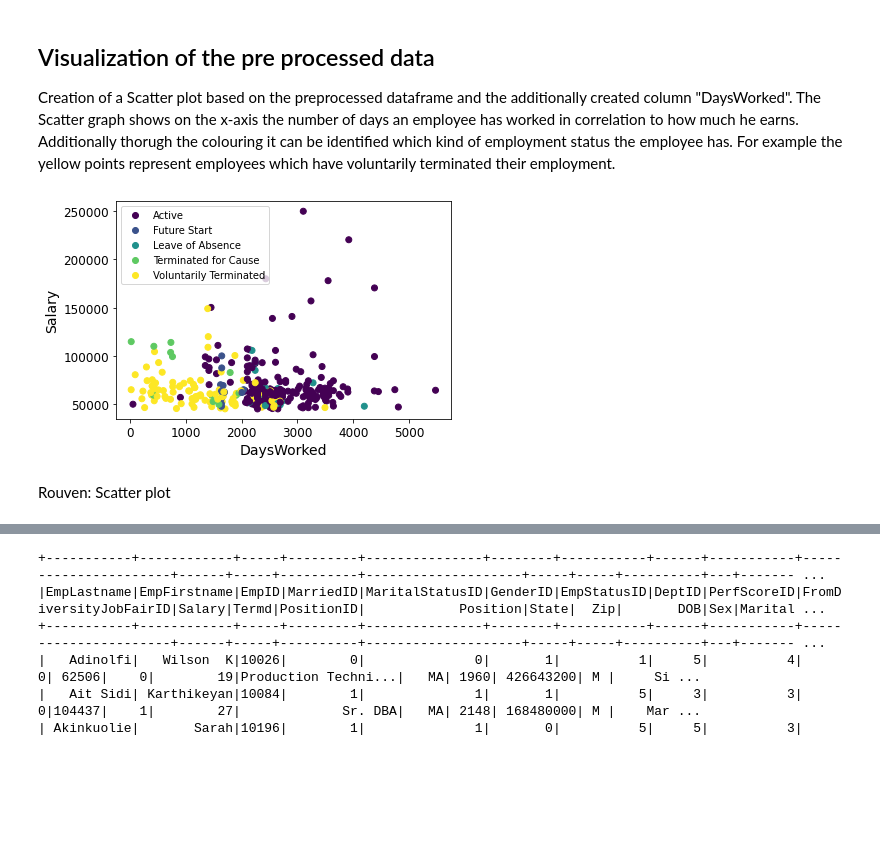
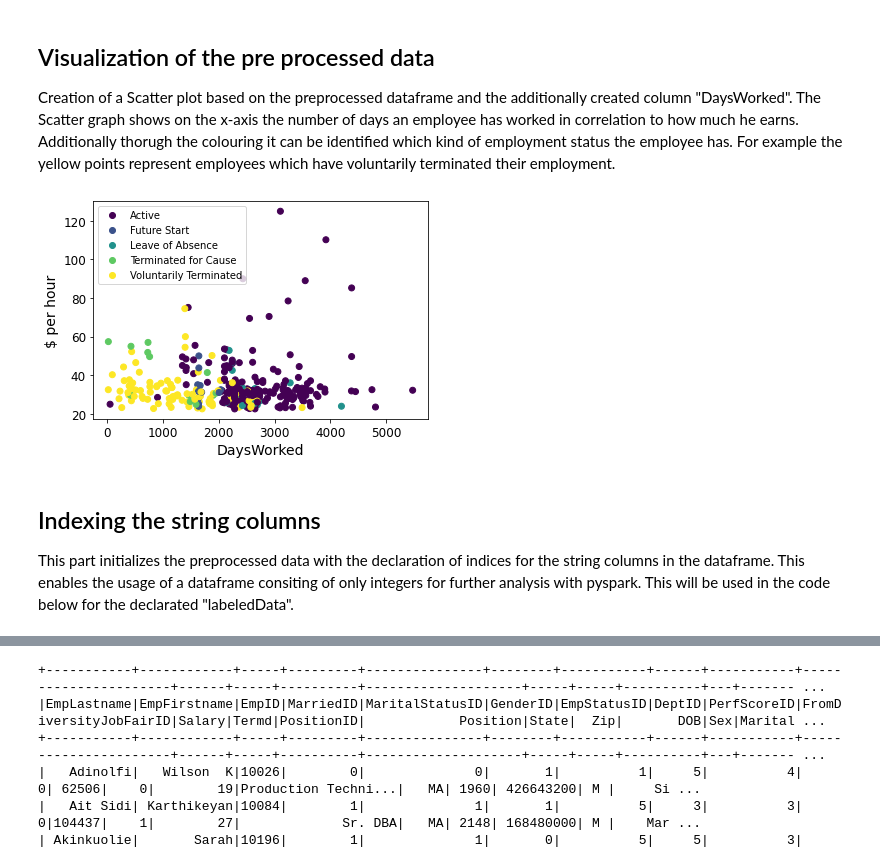
Before and after one commit to dkirste/datascience2020, a Jupyter notebook: datascience-sturm/human_resources.ipynb, the cells around one changed output, grey strips where cells are left out. Saved outputs shown, nothing was run; the diff lists cells and outputs as text; code cells hidden in the pictures; blank space fills up the shorter version.

```diff
--- a/datascience-sturm/human_resources.ipynb
+++ b/datascience-sturm/human_resources.ipynb
@@ -114,15 +116,21 @@ Filling empty fields with default values. Additionally date columns will be conv
 # %%
 # Fill null values
 df = df.na.fill( {'TermReason': 'Unknown', 'ManagerID': 0, 'DaysLateLast30': 0, 'DateofTermination': '1/01/2021', 'LastPerformanceReview_Date': '1/01/2021'} )
+
 # Converte date-strings to dates
 df = df.withColumn('DateofHire', unix_timestamp(col('DateofHire'), 'M/dd/yyyy'))
 df = df.withColumn('DOB', unix_timestamp(col('DOB'), 'MM/dd/yy'))
 df = df.withColumn('DateofTermination', unix_timestamp(col('DateofTermination'), 'M/dd/yyyy'))
 df = df.withColumn('LastPerformanceReview_Date', unix_timestamp(col('LastPerformanceReview_Date'), 'M/dd/yyyy'))
+
 # Add new column for days worked in company
 df = df.withColumn("DaysWorked", ((col("DateofTermination") - col("DateofHire"))/86400))
 
-# Manmeet cleaning sex and payrate
+# Bucketizing Salary PayRate to hourly
+df = df.withColumn('PayRate', (col('Salary')/2000))
+bucketizer = Bucketizer(splits=[ 10, 15, 20, 25, 30, 40, 45, 50, 60, 70, 80, 90, float('Inf') ],inputCol="PayRate", outputCol="PayRateBucket")
+df = bucketizer.setHandleInvalid("keep").transform(df)
 
-# Print new Schema
-print(df.printSchema())
+# Bucketizing Salary
+bucketizer = Bucketizer(splits=[ 10000, 15000, 20000, 25000, 30000, 35000, 40000, 45000, 50000, 60000, 70000, 80000, 90000, 100000, 120000, 140000, 160000, 180000, 200000, 250000, 300000, float('Inf') ],inputCol="Salary", outputCol="SalaryBucket")
+df = bucketizer.setHandleInvalid("keep").transform(df)
@@ -149,13 +139,14 @@ None
 Creation of a Scatter plot based on the preprocessed dataframe and the additionally created column "DaysWorked". The Scatter graph shows on the x-axis the number of days an employee has worked in correlation to how much he earns. Additionally thorugh the colouring it can be identified which kind of employment status the employee has. For example the yellow points represent employees which have voluntarily terminated their employment.
 # %%
 dfPandas = df.toPandas()
-scatter = plt.scatter(dfPandas["DaysWorked"], dfPandas["Salary"],c=dfPandas['EmpStatusID'])
+scatter = plt.scatter(dfPandas["DaysWorked"], dfPandas["PayRate"],c=dfPandas['EmpStatusID'])
 plt.xlabel("DaysWorked")
-plt.ylabel("Salary")
+plt.ylabel("$ per hour")
 plt.legend(handles=scatter.legend_elements()[0],labels=['Active','Future Start','Leave of Absence','Terminated for Cause','Voluntarily Terminated'])
 plt.show()
 # %% [output]
-[figure, old version]
+[figure, new version]
-# %% [markdown]
-Rouven: Scatter plot
+# %% [markdown]
+## Indexing the string columns ##
+This part initializes the preprocessed data with the declaration of indices for the string columns in the dataframe. This enables the usage of a dataframe consiting of only integers for further analysis with pyspark. This will be used in the code below for the declarated "labeledData".
 # %%
```
Also changed, not shown: parts of 8 cells of this notebook, 1 other file.
